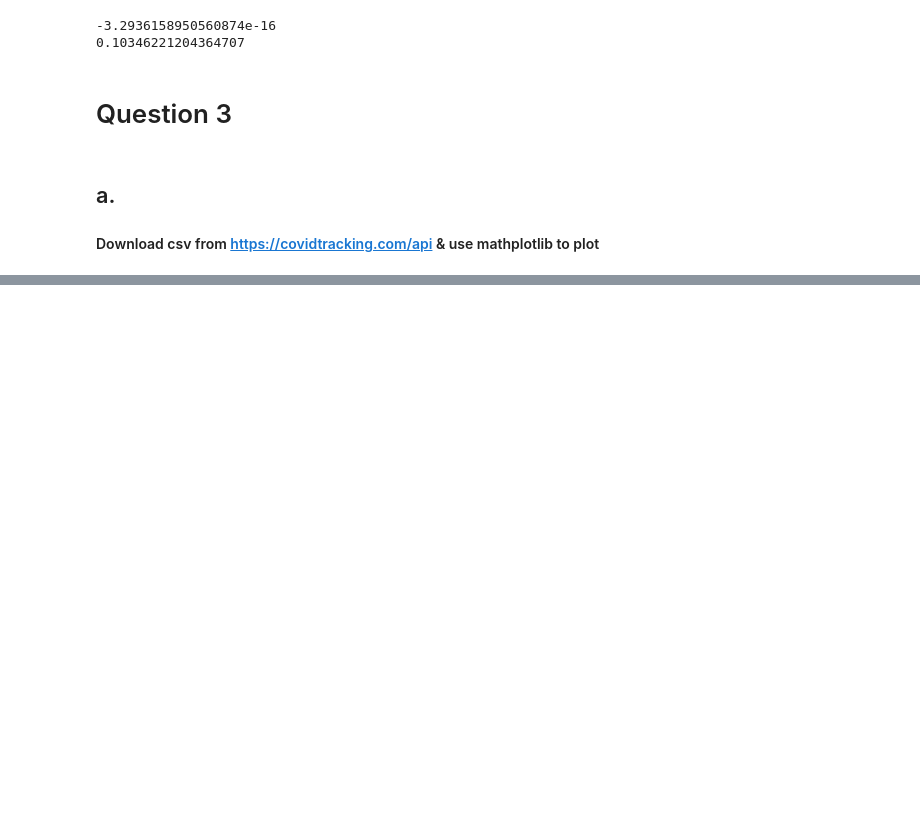
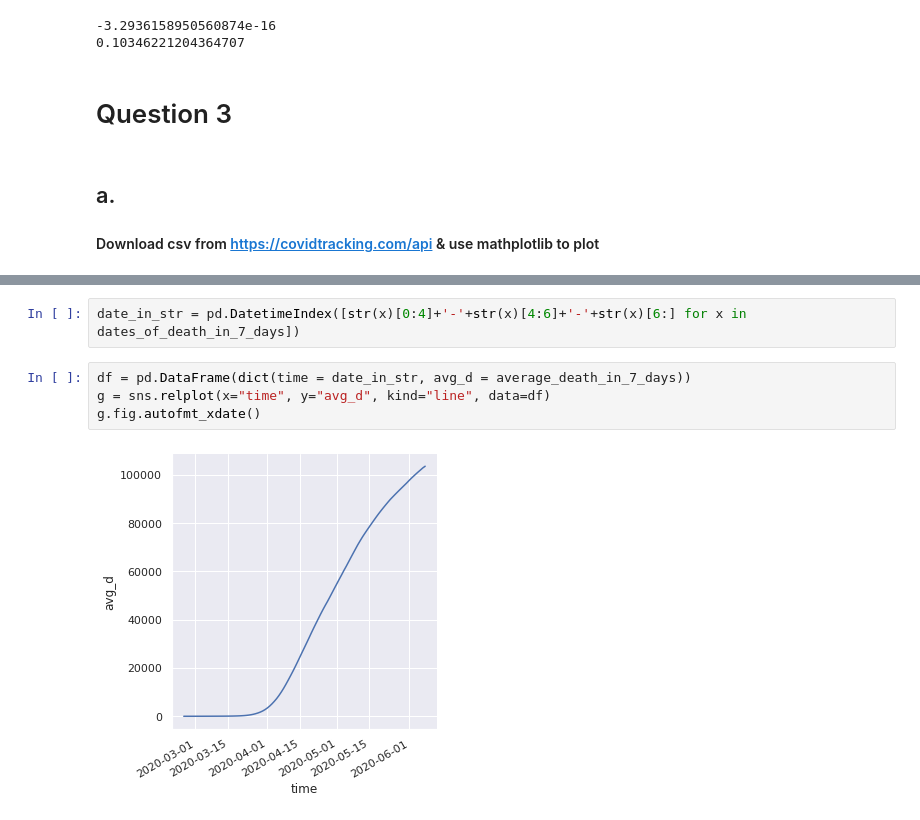
Before and after one commit to tl32rodan/Numerical_method_hw4, a Jupyter notebook: B053040014_hw4.ipynb, the cells around one changed output, grey strips where cells are left out. Cells and saved outputs as stored; diff of their text form; blank space fills up the shorter version.

```diff
--- a/B053040014_hw4.ipynb
+++ b/B053040014_hw4.ipynb
@@ -136,0 +157,8 @@ plt.legend()
+# %%
+date_in_str = pd.DatetimeIndex([str(x)[0:4]+'-'+str(x)[4:6]+'-'+str(x)[6:] for x in dates_of_death_in_7_days])
+# %%
+df = pd.DataFrame(dict(time = date_in_str, avg_d = average_death_in_7_days))
+g = sns.relplot(x="time", y="avg_d", kind="line", data=df)
+g.fig.autofmt_xdate()
+# %% [output]
+[figure, added]
```
Also changed, not shown: parts of 12 cells of this notebook.
